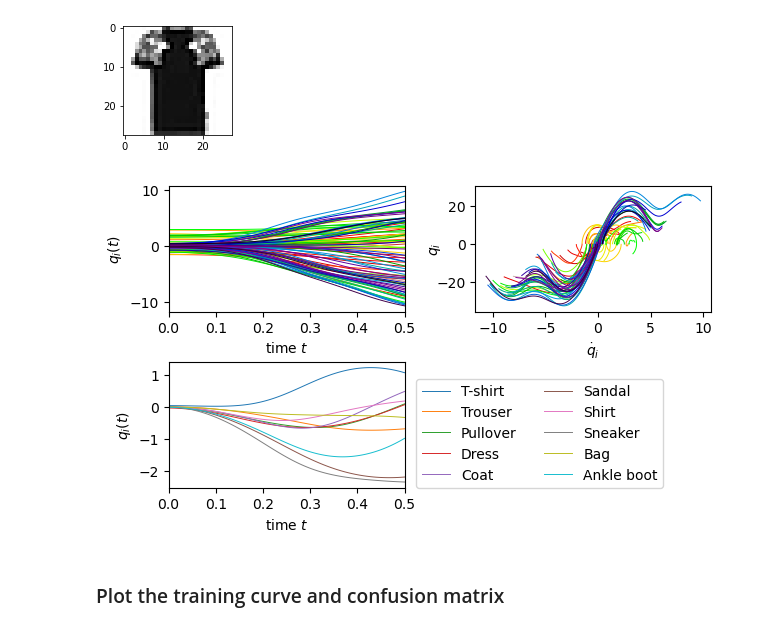
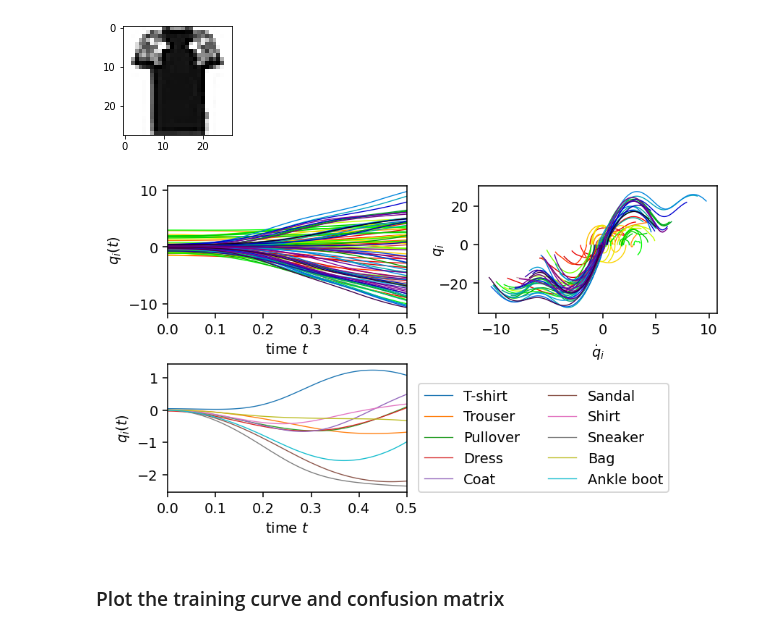
Before and after one commit to mcmahon-lab/Physics-Aware-Training, a Jupyter notebook: examples/Self-contained Example - Coupled Nonlinear Oscillators on Fashion MNIST.ipynb, the cells around one changed output. Cells and saved outputs as stored; diff of their text form; code cells hidden in the pictures.

Commit message:
Better documentation for the self-contained example

```diff
--- a/examples/Self-contained Example - Coupled Nonlinear Oscillators on Fashion MNIST.ipynb
+++ b/examples/Self-contained Example - Coupled Nonlinear Oscillators on Fashion MNIST.ipynb
@@ -297,11 +335,11 @@ The training for this model takes about 90 minutes on a GPU. If the user wants t
 #defines where the training curve is saved + where the model is saved
 import os
 log_dir = "precomputed_results"
-logger = pl.loggers.CSVLogger(log_dir, "Example3", "trial3")
+logger = pl.loggers.CSVLogger(log_dir, "Example4", "trial4")
 
 max_epochs = 30
 # %%
-checkpoint_file = os.path.join(log_dir, "Example3", "trial3", "{epoch}-{val_accu:.2f}")
+checkpoint_file = os.path.join(log_dir, "Example4", "trial4", "{epoch}-{val_accu:.2f}")
 checkpoint_cb = pl.callbacks.ModelCheckpoint(checkpoint_file, mode="max")
 # %%
 if device != "cpu":
@@ -376,22 +417,22 @@ plt.title(r"$e_{i}$ of first oscillator network")
 Text(0.5, 1.0, '$e_{i}$ of first oscillator network')
 [figure]
 # %%
-J_fc = symmetrize_J(state_dict["fc2.weight"])
-e_fc = state_dict["fc2.bias"]
+Q_large = J2Q(state_dict["fc2.weight"])
+e_large = state_dict["fc2.bias"]
 
-J = J_fc
-e = e_fc
-J_offdiag = J.clone()
-J_fc_offdiag = J_offdiag.clone()
+Q = Q_large
+e = e_large
+Q_offdiag = Q.clone()
+Q_large_offdiag = Q_offdiag.clone()
 
-for i in range(J_offdiag.shape[0]):
-    J_offdiag[i,i]=0.0
+for i in range(Q_offdiag.shape[0]):
+    Q_offdiag[i,i]=0.0
 
 fig, axs = plt.subplots(1, 2, figsize=(8, 3), dpi=100)
 
 plt.sca(axs[0])
-vmax = torch.max(torch.abs(J_offdiag)).cpu()
-plt.imshow((J_offdiag).cpu(), vmax=vmax, vmin=-vmax, cmap="bwr", interpolation="nearest")
+vmax = torch.max(torch.abs(Q_offdiag)).cpu()
+plt.imshow((Q_offdiag).cpu(), vmax=vmax, vmin=-vmax, cmap="bwr", interpolation="nearest")
 plt.colorbar()
 plt.ylabel("i")
 plt.xlabel("j")
@@ -438,7 +479,7 @@ xlist = torch.empty([Nt, *x.shape])
 
 with torch.no_grad():
     for i in range(Nt):
-        x = rk_loop(ode_conv_exp, x, dt, J_conv, e_conv)
+        x = rk_loop(ode_exp_small, x, dt, Q_small, e_small)
         xlist[i] = x
 
 x = x[..., 0]
@@ -453,7 +494,7 @@ xlist = torch.empty([Nt, *x.shape])
 
 with torch.no_grad():
     for i in range(Nt):
-        x = rk_loop(ode_fc_exp, x, dt, J_fc, e_fc)
+        x = rk_loop(ode_exp_large, x, dt, Q_large, e_large)
         xlist[i] = x
 # %% [output]
 0 T-shirt
@@ -462,38 +503,38 @@ with torch.no_grad():
 # cmap = cm.gist_rainbow_r
 cmap = cm.nipy_spectral_r
 
-fig, axs = plt.subplots(2, 2, figsize=(7, 4), dpi=100)
+fig, axs = plt.subplots(2, 2, figsize=(7, 4), dpi=140)
 
 fig.subplots_adjust(hspace=0.4, wspace=0.3)
 for osc_ind in range(100):
     q = [x[ind, osc_ind, 0] for x in xlist]
     p = [x[ind, osc_ind, 1] for x in xlist]
 
     plt.sca(axs[0,0])
     plt.plot(tlist, q, color=cmap(osc_ind/100), lw=0.7)
     plt.xlabel(r"time $t$")
     plt.ylabel(r"$q_i(t)$")
     plt.xlim(0, 0.5)
 
     plt.sca(axs[0,1])
     plt.plot(q, p, color=cmap(osc_ind/100), lw=0.7)
     plt.ylabel(r"$q_i$", labelpad=-5)
     plt.xlabel(r"$\dot q_i$")
 
 cmap = cm.tab10
 
 plt.sca(axs[1,0])
 for (i, traj) in enumerate(xlist[:, ind, -10:, 0].T):
     plt.plot(tlist, traj, color=cmap(i/10), label=f"{labels[i]}", lw=0.7)
 plt.legend(loc=(1.05, 0.0), ncol=2)
 plt.xlabel(r"time $t$")
 plt.ylabel(r"$q_i(t)$")
 plt.xlim(0, 0.5)
 
 plt.sca(axs[1,1])
 plt.axis("off");
 # %% [output]
-[figure, old version]
+[figure, new version]
 # %% [markdown]
 ### Plot the training curve and confusion matrix
 # %%
```
Also changed, not shown: parts of 43 cells of this notebook, 1 other file.
